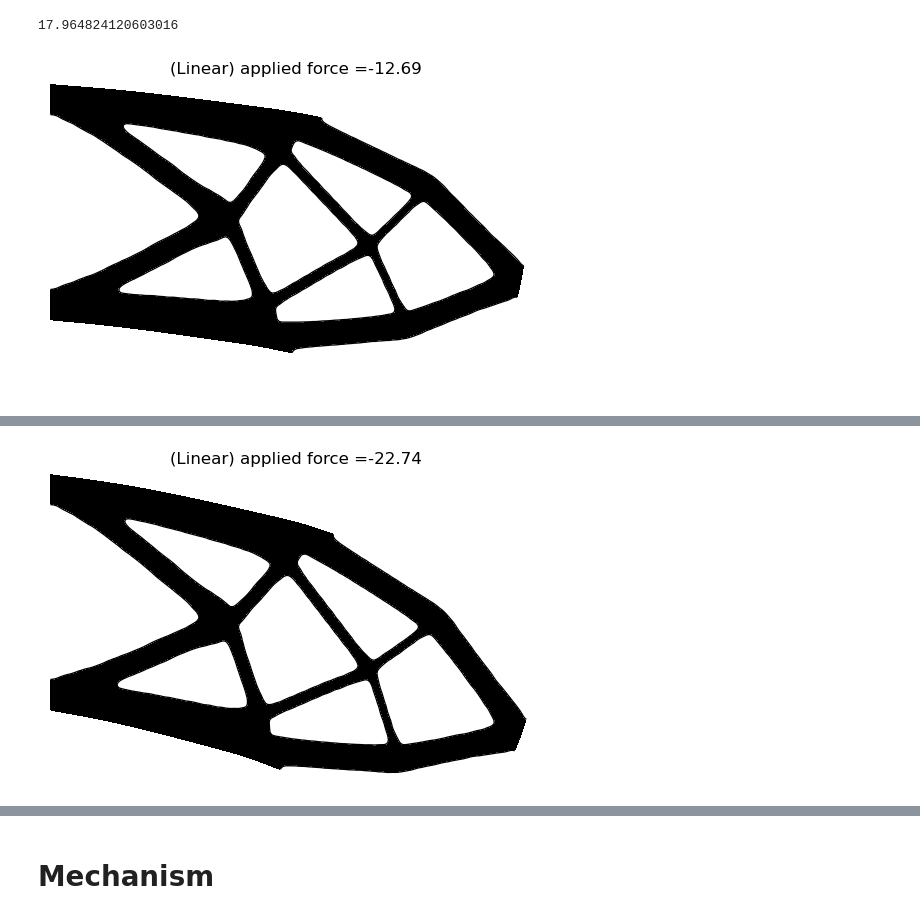
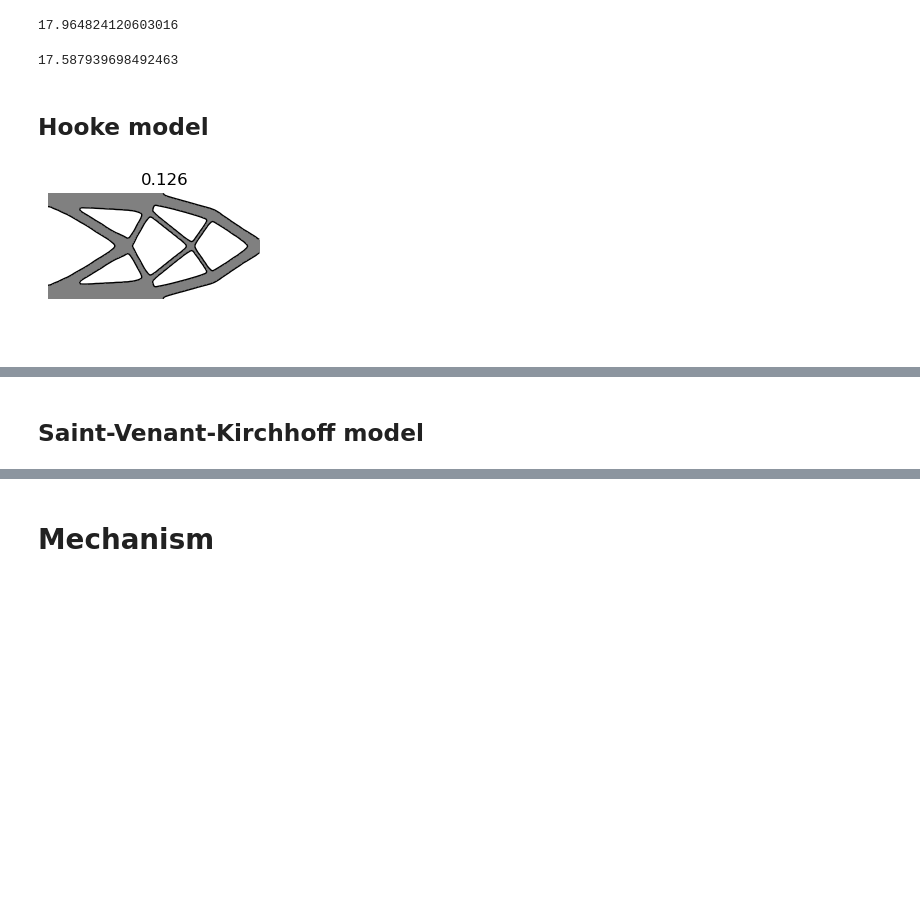
Before and after one commit to PhiFEM/phiFEM_FormOpt, a Jupyter notebook: code/Elasticity.ipynb, the cells around one changed output, grey strips where cells are left out. Drawn from its saved outputs; the diff is of its cells as text; code cells hidden in the pictures; blank space fills up the shorter version.

```diff
--- a/code/Elasticity.ipynb
+++ b/code/Elasticity.ipynb
@@ -431,10 +435,20 @@ factors = np.linspace(0, 1.0, 200)[1:]
 print(factors[142]*25.0)
 # %% [output]
 17.964824120603016
+# %%
+k = 7
+nN = 193
+names = [f"u{i:03}" for i in range(1, nN)]
+factor = np.linspace(0.0, 1.0, nN)[1:]
+load = 25.0 * (nN - 1) / (nN + k - 1)
+print(load*factor[139])
+# %% [output]
+17.587939698492463
+# %% [markdown]
+## Hooke model
 # %%
-test_path = Path("../results/t101/")
-factors = np.linspace(0, 1.0, 200)[1:]
-for i in [100, 150, 180]:
-    plot_lv2(test_path, f"{i:03}", [[-0.01, 2.1], [-0.3, 1.01]], title= f"(Linear) applied force ={np.round(-factors[i]*25.0, 2)}")
+test_path = Path("../results/Elasticity/t01/")
+plot_deformations(test_path, "u001", [[0, 2.2], [-0.4, 1.0]] , figsize=(3, 3), title=np.round(load*factor[0],3))
+plot_deformations(test_path, "u192", [[0, 2.2], [-0.4, 1.0]] , figsize=(3, 3), title=np.round(load*factor[191],3))
 # %% [output]
-[figure, old version]
+[figure, new version]
@@ -442,2 +456,3 @@ for i in [100, 150, 180]:
-[figure, removed]
+# %% [markdown]
+## Saint-Venant-Kirchhoff model
 # %%
```
Also changed, not shown: parts of 25 cells of this notebook, 5 other files.
